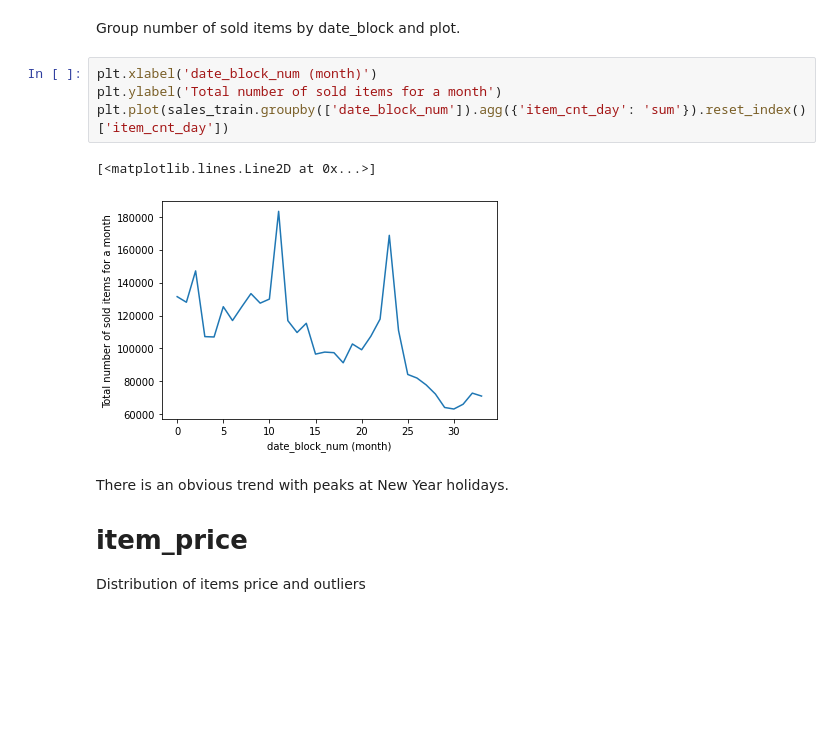
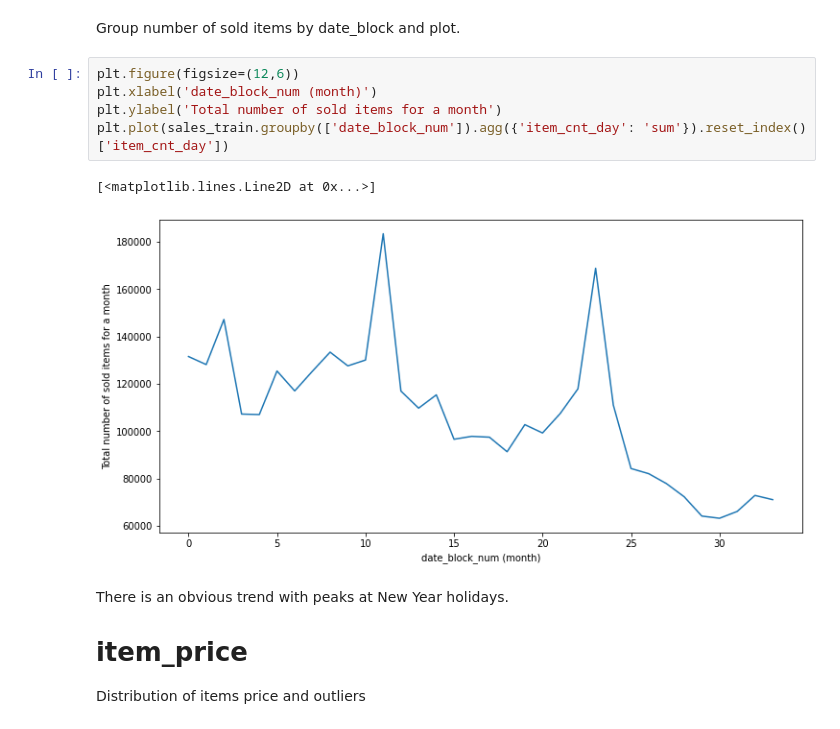
Before and after one commit to beatwad/predict_future_sales, a Jupyter notebook: Pred_Fut_Sales.ipynb, the cells around one changed output. Cells and saved outputs as stored; diff of their text form; blank space fills up the shorter version.

```diff
--- a/Pred_Fut_Sales.ipynb
+++ b/Pred_Fut_Sales.ipynb
@@ -106,12 +125,13 @@ Name: item_cnt_day, dtype: float64
 # %% [markdown]
 Group number of sold items by date_block and plot.
 # %%
+plt.figure(figsize=(12,6))
 plt.xlabel('date_block_num (month)')
 plt.ylabel('Total number of sold items for a month')
 plt.plot(sales_train.groupby(['date_block_num']).agg({'item_cnt_day': 'sum'}).reset_index()['item_cnt_day'])
 # %% [output]
 [<matplotlib.lines.Line2D at 0x...>]
-[figure, old version]
+[figure, new version]
 # %% [markdown]
 There is an obvious trend with peaks at New Year holidays.
 
```
Also changed, not shown: parts of 26 cells of this notebook.
